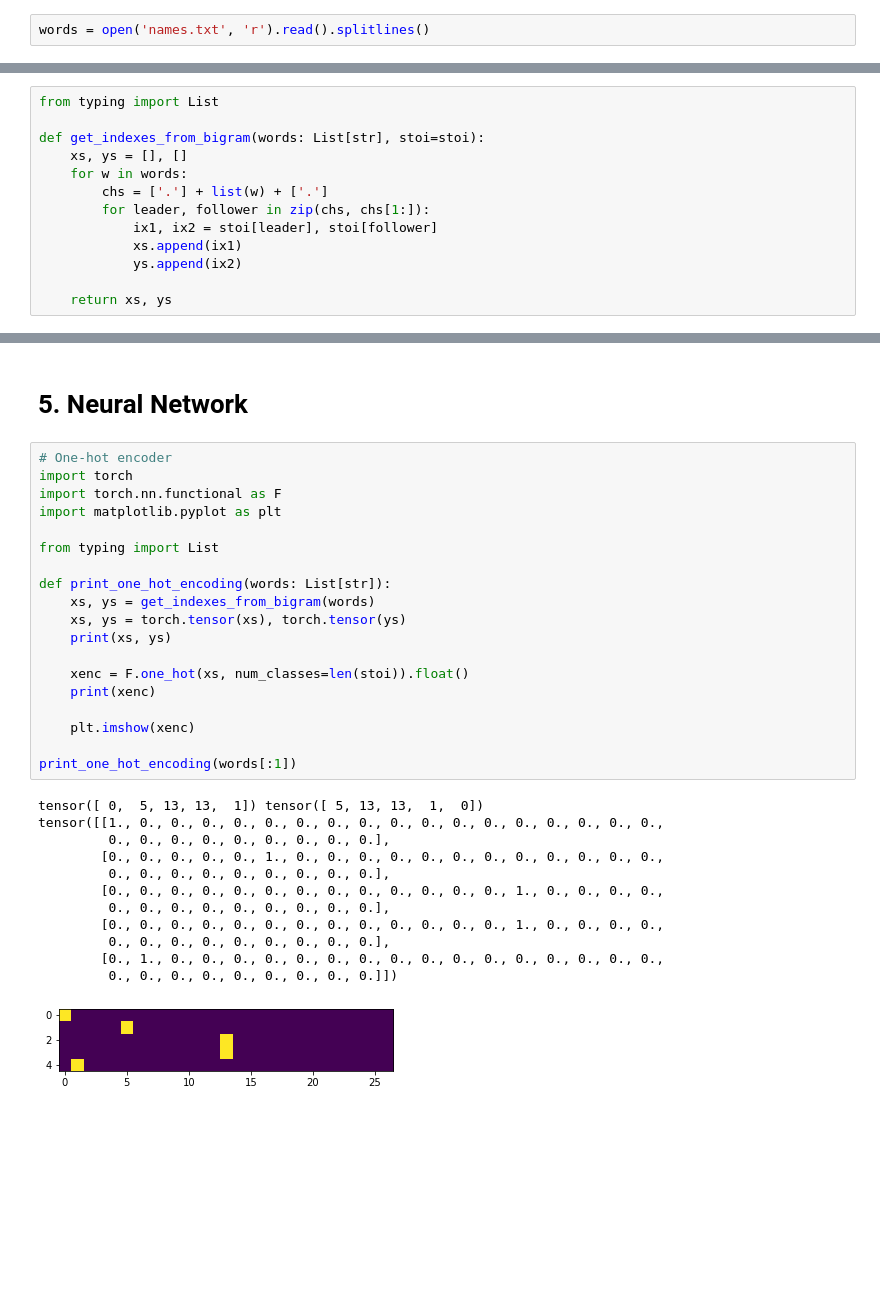
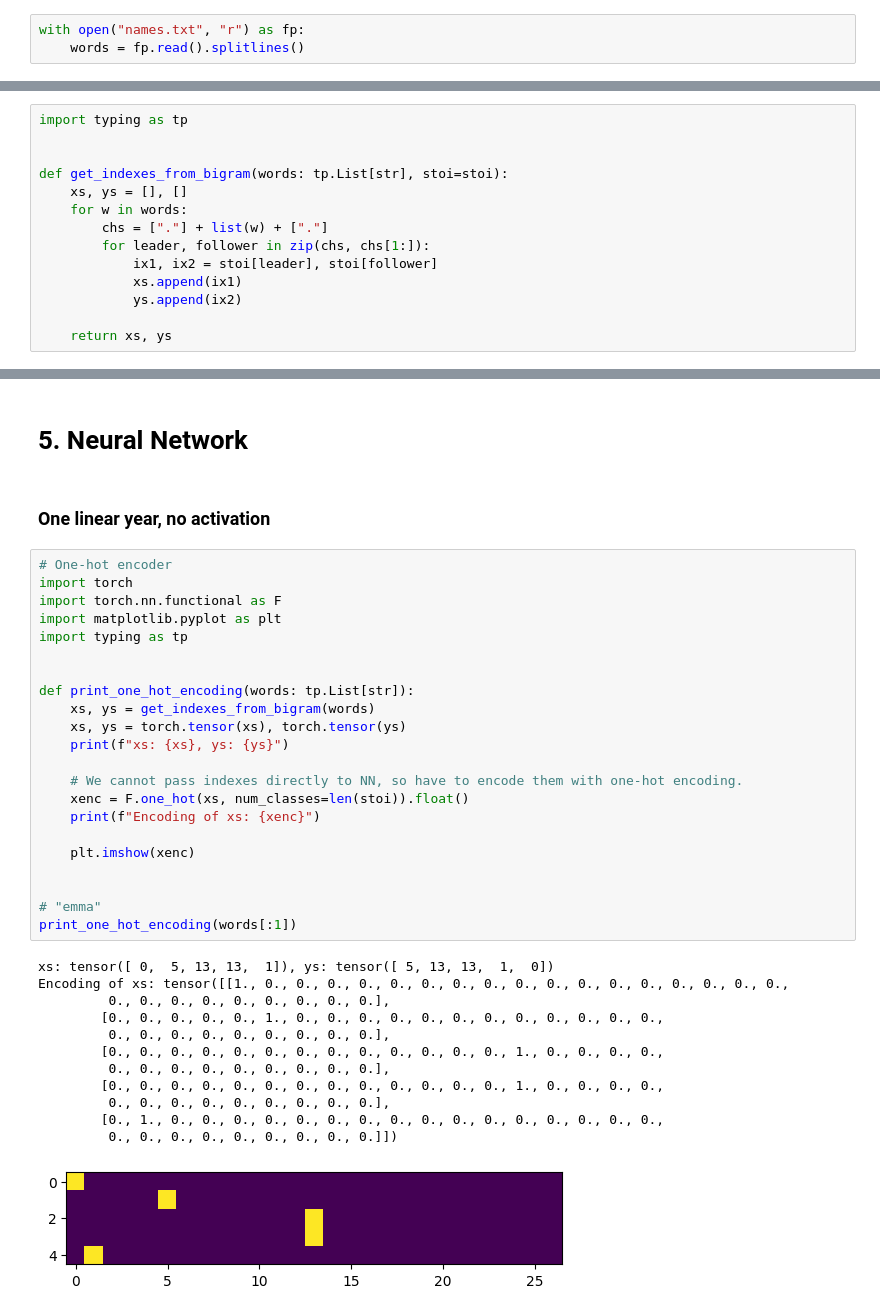
Before and after one commit to YhgzXxfz/karpathy_makemore, a Jupyter notebook: 1_build_makemore_yay.ipynb, the cells around one changed output, grey strips where cells are left out. Drawn from its saved outputs; the diff is of its cells as text; blank space fills up the shorter version.

Commit message:
refactor(bigram): reword notebook

```diff
--- a/1_build_makemore_yay.ipynb
+++ b/1_build_makemore_yay.ipynb
@@ -8,2 +9,3 @@ LICENSE                    names.txt
 # %%
-words = open('names.txt', 'r').read().splitlines()
+with open("names.txt", "r") as fp:
+    words = fp.read().splitlines()
@@ -229,12 +243,13 @@ egushl.
 # %% [markdown]
 # 4. Evaluation
 # %%
-from typing import List
+import typing as tp
 
-def get_indexes_from_bigram(words: List[str], stoi=stoi):
+
+def get_indexes_from_bigram(words: tp.List[str], stoi=stoi):
     xs, ys = [], []
     for w in words:
-        chs = ['.'] + list(w) + ['.']
+        chs = ["."] + list(w) + ["."]
         for leader, follower in zip(chs, chs[1:]):
             ix1, ix2 = stoi[leader], stoi[follower]
             xs.append(ix1)
@@ -323,38 +340,43 @@ log likelihood: -29.311113357543945
 average negative log likelihood: 3.663889169692993
 # %% [markdown]
 # 5. Neural Network
+# %% [markdown]
+### One linear year, no activation
 # %%
 # One-hot encoder
 import torch
 import torch.nn.functional as F
 import matplotlib.pyplot as plt
+import typing as tp
 
-from typing import List
 
-def print_one_hot_encoding(words: List[str]):
+def print_one_hot_encoding(words: tp.List[str]):
     xs, ys = get_indexes_from_bigram(words)
     xs, ys = torch.tensor(xs), torch.tensor(ys)
-    print(xs, ys)
+    print(f"xs: {xs}, ys: {ys}")
 
+    # We cannot pass indexes directly to NN, so have to encode them with one-hot encoding.
     xenc = F.one_hot(xs, num_classes=len(stoi)).float()
-    print(xenc)
+    print(f"Encoding of xs: {xenc}")
 
     plt.imshow(xenc)
 
+
+# "emma"
 print_one_hot_encoding(words[:1])
 # %% [output]
-tensor([ 0,  5, 13, 13,  1]) tensor([ 5, 13, 13,  1,  0])
-tensor([[1., 0., 0., 0., 0., 0., 0., 0., 0., 0., 0., 0., 0., 0., 0., 0., 0., 0.,
+xs: tensor([ 0,  5, 13, 13,  1]), ys: tensor([ 5, 13, 13,  1,  0])
+Encoding of xs: tensor([[1., 0., 0., 0., 0., 0., 0., 0., 0., 0., 0., 0., 0., 0., 0., 0., 0., 0.,
          0., 0., 0., 0., 0., 0., 0., 0., 0.],
         [0., 0., 0., 0., 0., 1., 0., 0., 0., 0., 0., 0., 0., 0., 0., 0., 0., 0.,
          0., 0., 0., 0., 0., 0., 0., 0., 0.],
         [0., 0., 0., 0., 0., 0., 0., 0., 0., 0., 0., 0., 0., 1., 0., 0., 0., 0.,
          0., 0., 0., 0., 0., 0., 0., 0., 0.],
         [0., 0., 0., 0., 0., 0., 0., 0., 0., 0., 0., 0., 0., 1., 0., 0., 0., 0.,
          0., 0., 0., 0., 0., 0., 0., 0., 0.],
         [0., 1., 0., 0., 0., 0., 0., 0., 0., 0., 0., 0., 0., 0., 0., 0., 0., 0.,
          0., 0., 0., 0., 0., 0., 0., 0., 0.]])
-[figure, old version]
+[figure, new version]
 # %%
 # illustrate untrained bigram model
 import torch
```
Also changed, not shown: parts of 24 cells of this notebook.
